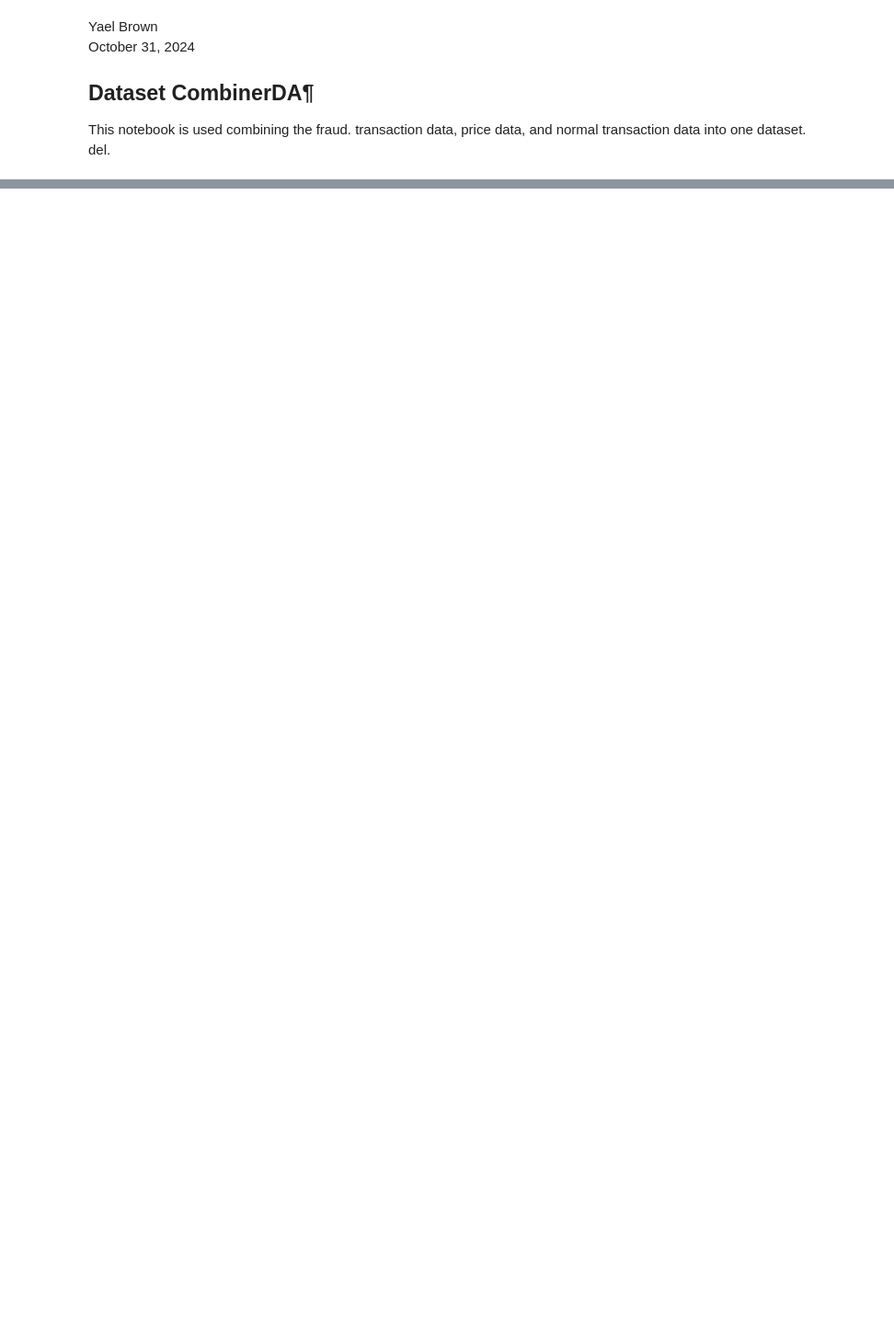
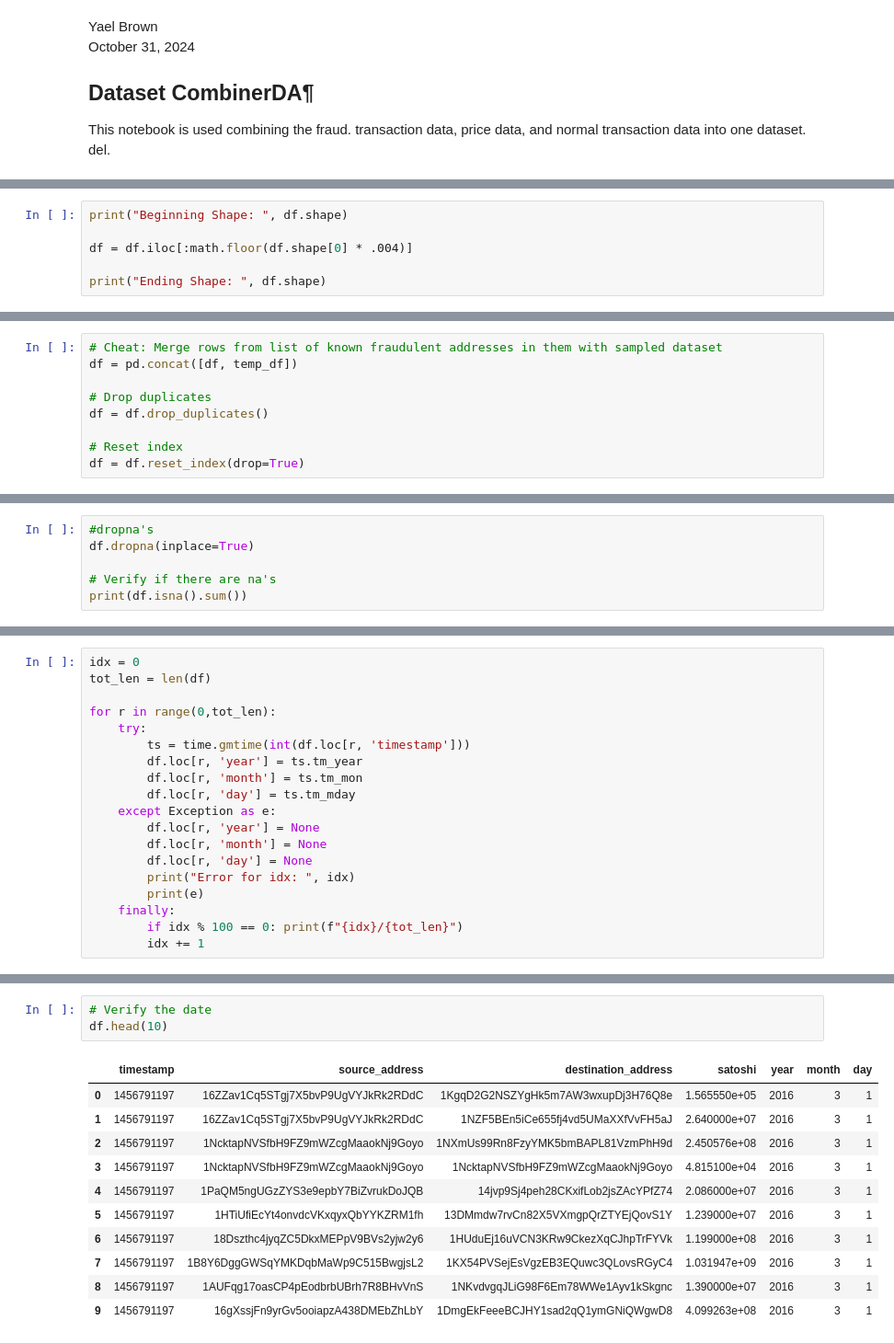
Before and after one commit to yaelBrown/Detecting-Fraud-in-Blockchain, a Jupyter notebook: notebooks/btc_dataset_combiner.ipynb, the cells around one changed output, grey strips where cells are left out. Shown at 92% size. Cells and saved outputs as stored; diff of their text form; blank space fills up the shorter version.

Commit message:
save: forcefully merged possible fraud rows into sample dataset

```diff
--- a/notebooks/btc_dataset_combiner.ipynb
+++ b/notebooks/btc_dataset_combiner.ipynb
@@ -278,0 +263,6 @@ out.to_csv((BTC_DATA_PATH + "btc_data_cleaned.csv"), index=False, header=True, s
+# %%
+print("Beginning Shape: ", df.shape)
+
+df = df.iloc[:math.floor(df.shape[0] * .004)]
+
+print("Ending Shape: ", df.shape)
@@ -278,0 +272,9 @@ out.to_csv((BTC_DATA_PATH + "btc_data_cleaned.csv"), index=False, header=True, s
+# %%
+# Cheat: Merge rows from list of known fraudulent addresses in them with sampled dataset
+df = pd.concat([df, temp_df])
+
+# Drop duplicates
+df = df.drop_duplicates()
+
+# Reset index
+df = df.reset_index(drop=True)
@@ -278,0 +295,6 @@ out.to_csv((BTC_DATA_PATH + "btc_data_cleaned.csv"), index=False, header=True, s
+# %%
+#dropna's
+df.dropna(inplace=True)
+
+# Verify if there are na's
+print(df.isna().sum())
@@ -278,0 +331,19 @@ out.to_csv((BTC_DATA_PATH + "btc_data_cleaned.csv"), index=False, header=True, s
+# %%
+idx = 0
+tot_len = len(df)
+
+for r in range(0,tot_len):
+    try:
+        ts = time.gmtime(int(df.loc[r, 'timestamp']))
+        df.loc[r, 'year'] = ts.tm_year
+        df.loc[r, 'month'] = ts.tm_mon
+        df.loc[r, 'day'] = ts.tm_mday
+    except Exception as e:
+        df.loc[r, 'year'] = None
+        df.loc[r, 'month'] = None
+        df.loc[r, 'day'] = None
+        print("Error for idx: ", idx)
+        print(e)
+    finally:
+        if idx % 100 == 0: print(f"{idx}/{tot_len}")
+        idx += 1
@@ -278,0 +368,15 @@ out.to_csv((BTC_DATA_PATH + "btc_data_cleaned.csv"), index=False, header=True, s
+# %%
+# Verify the date
+df.head(10)
+# %% [output]
+|  | timestamp | source_address | destination_address | satoshi | year | month | day |
+| 0 | 1456791197 | 16ZZav1Cq5STgj7X5bvP9UgVYJkRk2RDdC | 1KgqD2G2NSZYgHk5m7AW3wxupDj3H76Q8e | 1.565550e+05 | 2016 | 3 | 1 |
+| 1 | 1456791197 | 16ZZav1Cq5STgj7X5bvP9UgVYJkRk2RDdC | 1NZF5BEn5iCe655fj4vd5UMaXXfVvFH5aJ | 2.640000e+07 | 2016 | 3 | 1 |
+| 2 | 1456791197 | 1NcktapNVSfbH9FZ9mWZcgMaaokNj9Goyo | 1NXmUs99Rn8FzyYMK5bmBAPL81VzmPhH9d | 2.450576e+08 | 2016 | 3 | 1 |
+| 3 | 1456791197 | 1NcktapNVSfbH9FZ9mWZcgMaaokNj9Goyo | 1NcktapNVSfbH9FZ9mWZcgMaaokNj9Goyo | 4.815100e+04 | 2016 | 3 | 1 |
+| 4 | 1456791197 | 1PaQM5ngUGzZYS3e9epbY7BiZvrukDoJQB | 14jvp9Sj4peh28CKxifLob2jsZAcYPfZ74 | 2.086000e+07 | 2016 | 3 | 1 |
+| 5 | 1456791197 | 1HTiUfiEcYt4onvdcVKxqyxQbYYKZRM1fh | 13DMmdw7rvCn82X5VXmgpQrZTYEjQovS1Y | 1.239000e+07 | 2016 | 3 | 1 |
+| 6 | 1456791197 | 18Dszthc4jyqZC5DkxMEPpV9BVs2yjw2y6 | 1HUduEj16uVCN3KRw9CkezXqCJhpTrFYVk | 1.199000e+08 | 2016 | 3 | 1 |
+| 7 | 1456791197 | 1B8Y6DggGWSqYMKDqbMaWp9C515BwgjsL2 | 1KX54PVSejEsVgzEB3EQuwc3QLovsRGyC4 | 1.031947e+09 | 2016 | 3 | 1 |
+| 8 | 1456791197 | 1AUFqg17oasCP4pEodbrbUBrh7R8BHvVnS | 1NKvdvgqJLiG98F6Em78WWe1Ayv1kSkgnc | 1.390000e+07 | 2016 | 3 | 1 |
+| 9 | 1456791197 | 16gXssjFn9yrGv5ooiapzA438DMEbZhLbY | 1DmgEkFeeeBCJHY1sad2qQ1ymGNiQWgwD8 | 4.099263e+08 | 2016 | 3 | 1 |
```
Also changed, not shown: parts of 55 cells of this notebook, 1 other file.
